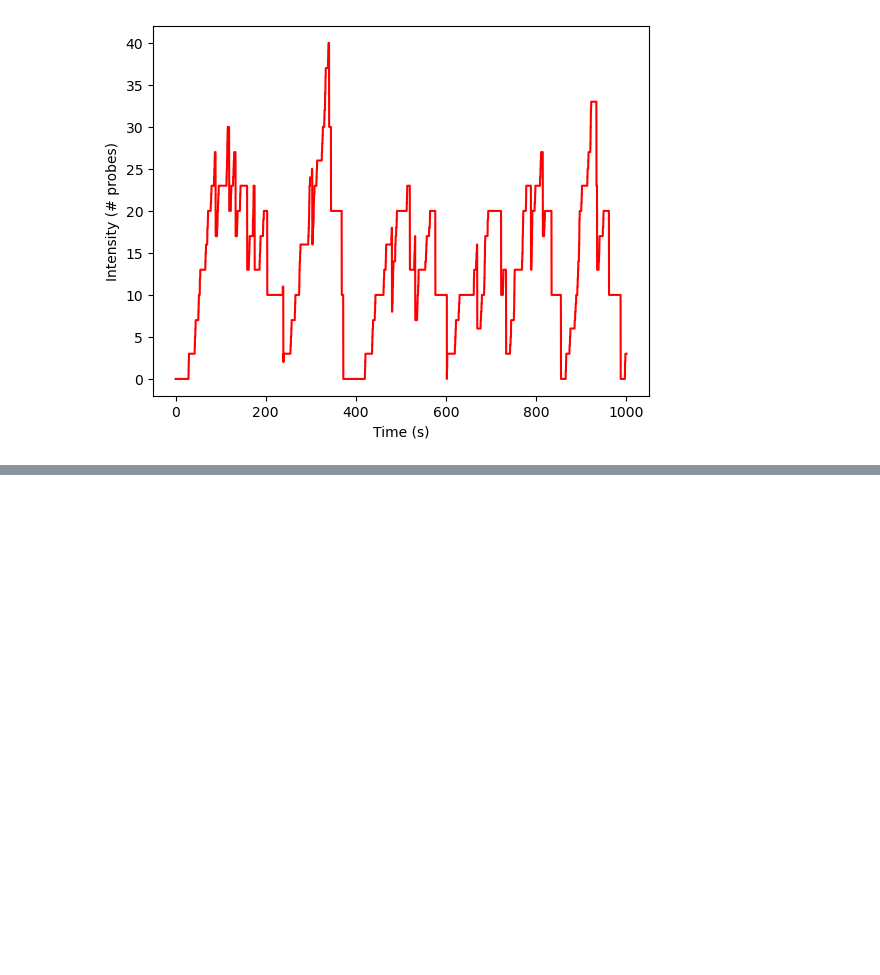
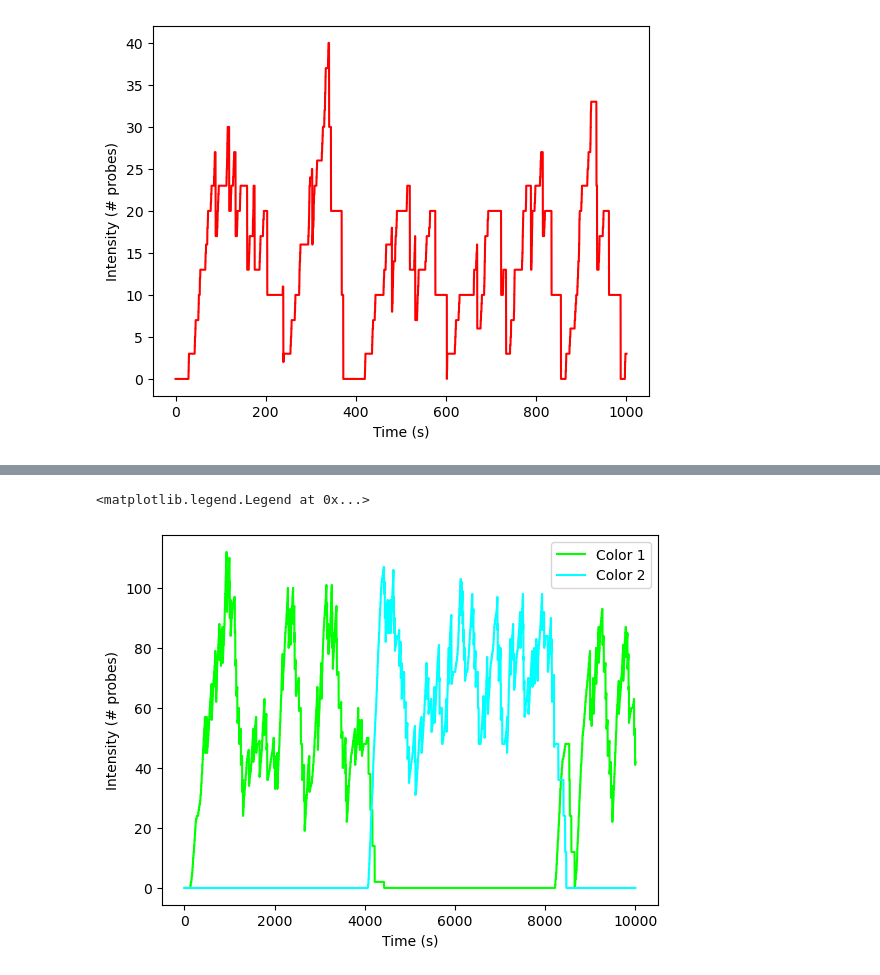
Before and after one commit to MunskyGroup/rSNAPsim, a Jupyter notebook: rsnapsim/interactive_notebooks/Example_Usage.ipynb, the cells around one changed output, grey strips where cells are left out. Drawn from its saved outputs; the diff is of its cells as text; code cells hidden in the pictures; blank space fills up the shorter version.

```diff
--- a/rsnapsim/interactive_notebooks/Example_Usage.ipynb
+++ b/rsnapsim/interactive_notebooks/Example_Usage.ipynb
@@ -382,0 +497,12 @@ Text(0, 0.5, 'Intensity (# probes)')
+# %%
+t = np.linspace(0,10000,10001)
+soln = rsnp.solver.solve_ssa(model, t, n_traj = 1, seed=305)
+# %%
+plt.plot(soln.t, soln.intensity_arr[0,:,0], color='#00FF00')
+plt.plot(soln.t, soln.intensity_arr[0,:,1], color='#00FFFF')
+plt.xlabel('Time (s)')
+plt.ylabel('Intensity (# probes)')
+plt.legend(['Color 1', 'Color 2'])
+# %% [output]
+<matplotlib.legend.Legend at 0x...>
+[figure, added]
```
Also changed, not shown: parts of 15 cells of this notebook, 2 other files.
